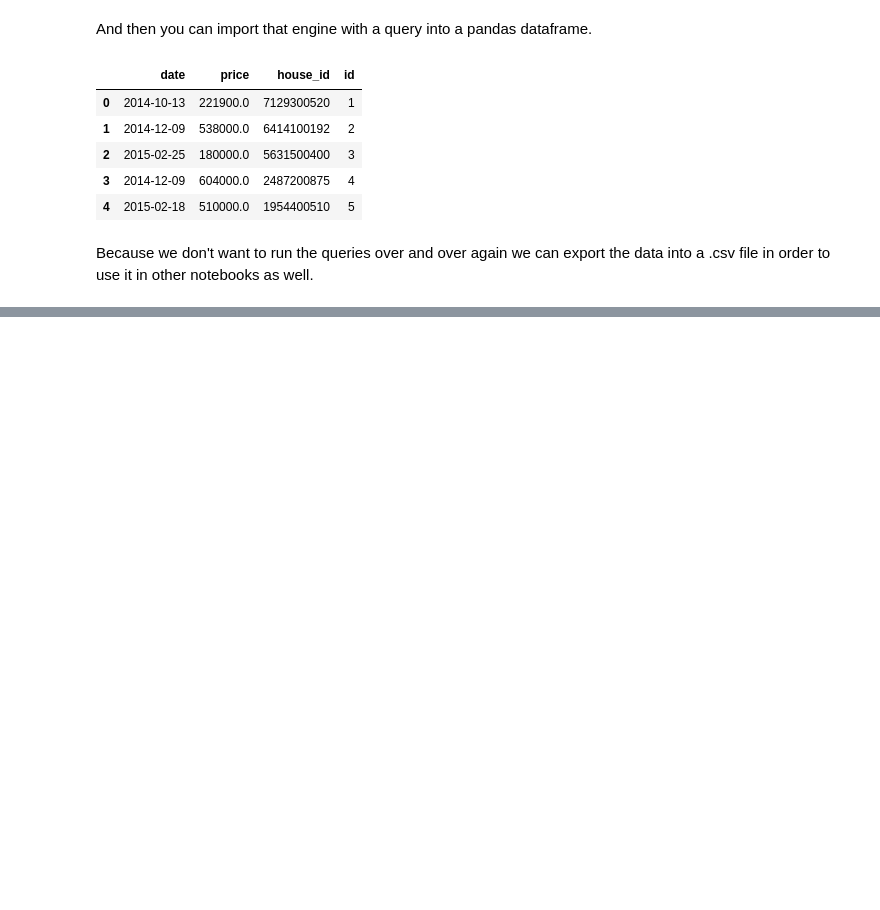
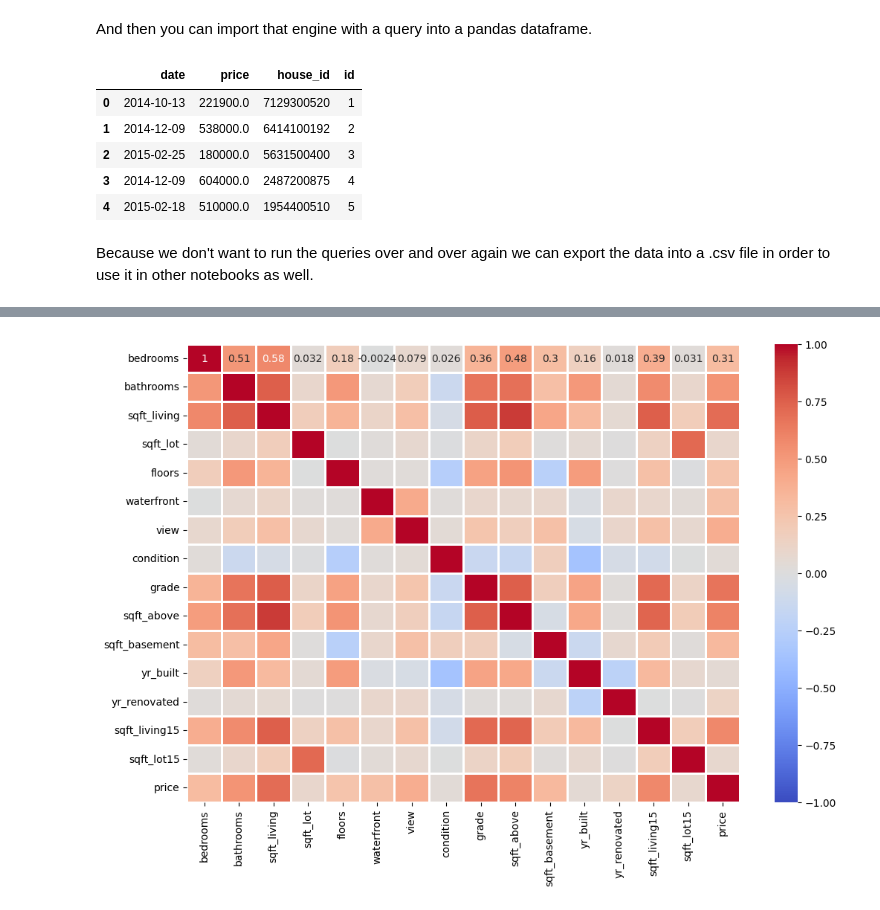
Before and after one commit to mahegupt/eda-project, a Jupyter notebook: 1_Fetching_the_data_eda.ipynb, the cells around one changed output, grey strips where cells are left out. Cells and saved outputs as stored; diff of their text form; code cells hidden in the pictures; blank space fills up the shorter version.

```diff
--- a/1_Fetching_the_data_eda.ipynb
+++ b/1_Fetching_the_data_eda.ipynb
@@ -205,0 +202,16 @@ Index(['id', 'bedrooms', 'bathrooms', 'sqft_living', 'sqft_lot', 'floors',
+# %%
+df.columns
+numeric_df = df.select_dtypes(include=['number'])
+print(f"Min year build {numeric_df.yr_built.min()}")
+print(f"Min year renovated {numeric_df.yr_renovated.min()}")
+numeric_df.head()
+numeric_headers = ['bedrooms', 'bathrooms', 'sqft_living', 'sqft_lot', 'floors',
+       'waterfront', 'view', 'condition', 'grade', 'sqft_above',
+       'sqft_basement', 'yr_built', 'yr_renovated',
+       'sqft_living15', 'sqft_lot15', 'price']
+# non_numeric  = ['id', 'bedrooms', 'bathrooms', 'sqft_living', 'sqft_lot', 'floors',
+#        'waterfront', 'view', 'condition', 'grade', 'sqft_above',
+#        'sqft_basement', 'yr_built', 'yr_renovated', 'zipcode', 'lat', 'long',
+#        'sqft_living15', 'sqft_lot15', 'price']]
+print(numeric_df[numeric_df.yr_renovated>0]['yr_renovated'][0:20])
+print(df[df.yr_renovated>0]['yr_renovated'][0:20])
@@ -206,3 +236,16 @@ Index(['id', 'bedrooms', 'bathrooms', 'sqft_living', 'sqft_lot', 'floors',
+# %%
+plt.figure(figsize=(12,8),dpi=100)
+sns.heatmap(
+    data=df[numeric_headers].corr(),
+    cmap='coolwarm',
+    linecolor='white',
+    linewidth=1,
+    annot=True,
+    vmin=-1,
+    vmax=1
+);
+# %% [output]
+[figure, added]
 # %%
 # Filter for Jacob Phillip's preferences
 # Assumptions:
```
Also changed, not shown: parts of 20 cells of this notebook, 3 other files.
